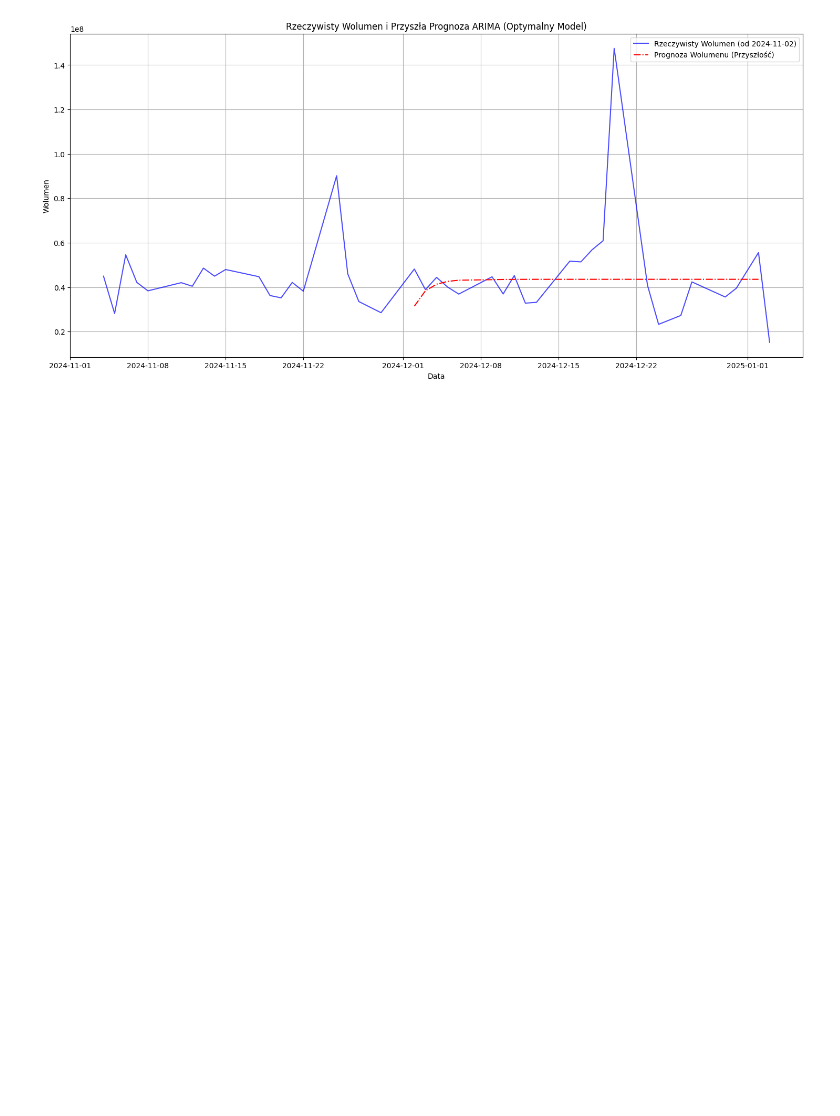
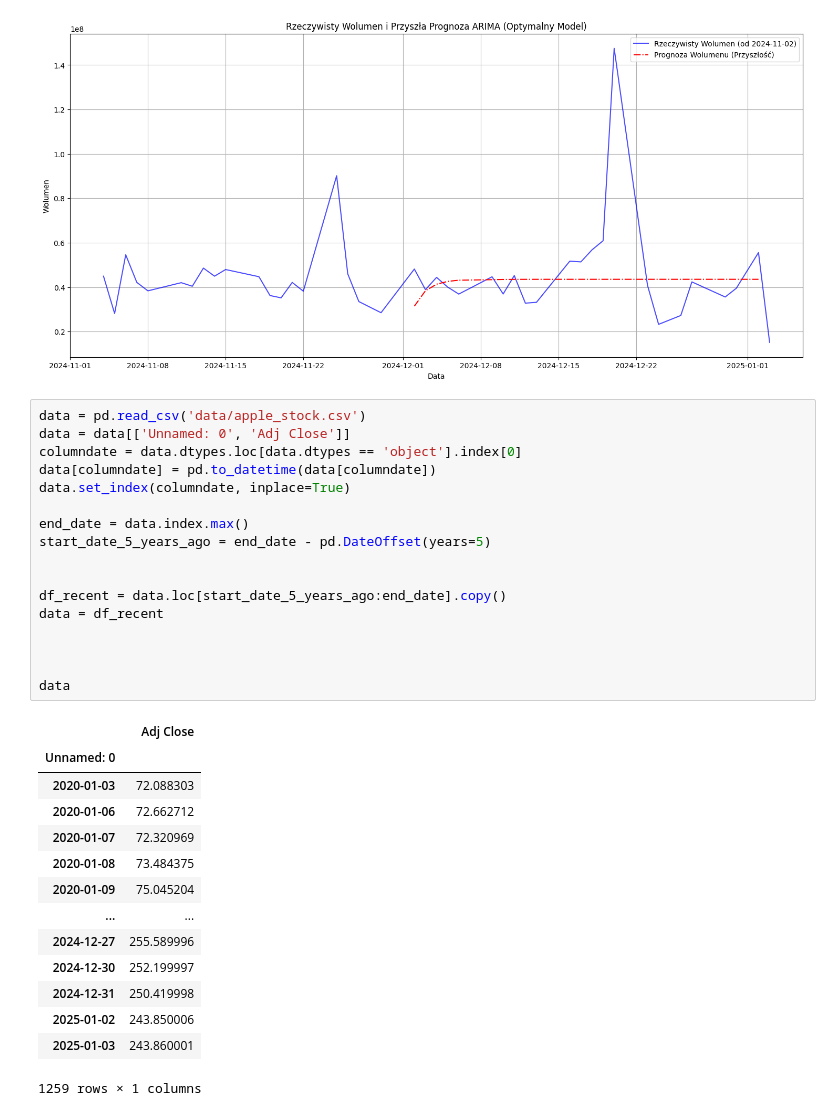
Before and after one commit to KawiorPL/ForcastingStockPriceApple, a Jupyter notebook: Hard-Predict.ipynb, the cells around one changed output. Drawn from its saved outputs; the diff is of its cells as text; blank space fills up the shorter version.

```diff
--- a/Hard-Predict.ipynb
+++ b/Hard-Predict.ipynb
@@ -1226,3 +1226,35 @@ KeyboardInterrupt:
 # %%
 # %% [output]
 [figure]
+# %%
+data = pd.read_csv('data/apple_stock.csv')
+data = data[['Unnamed: 0', 'Adj Close']]
+columndate = data.dtypes.loc[data.dtypes == 'object'].index[0]
+data[columndate] = pd.to_datetime(data[columndate])
+data.set_index(columndate, inplace=True)
+
+end_date = data.index.max()
+start_date_5_years_ago = end_date - pd.DateOffset(years=5)
+
+
+df_recent = data.loc[start_date_5_years_ago:end_date].copy()
+data = df_recent
+
+
+
+data
+# %% [output]
+|  | Adj Close |
+| Unnamed: 0 |  |
+| 2020-01-03 | 72.088303 |
+| 2020-01-06 | 72.662712 |
+| 2020-01-07 | 72.320969 |
+| 2020-01-08 | 73.484375 |
+| 2020-01-09 | 75.045204 |
+| ... | ... |
+| 2024-12-27 | 255.589996 |
+| 2024-12-30 | 252.199997 |
+| 2024-12-31 | 250.419998 |
+| 2025-01-02 | 243.850006 |
+| 2025-01-03 | 243.860001 |
+1259 rows × 1 columns
```
Also changed, not shown: parts of 3 cells of this notebook, 15 other files.
